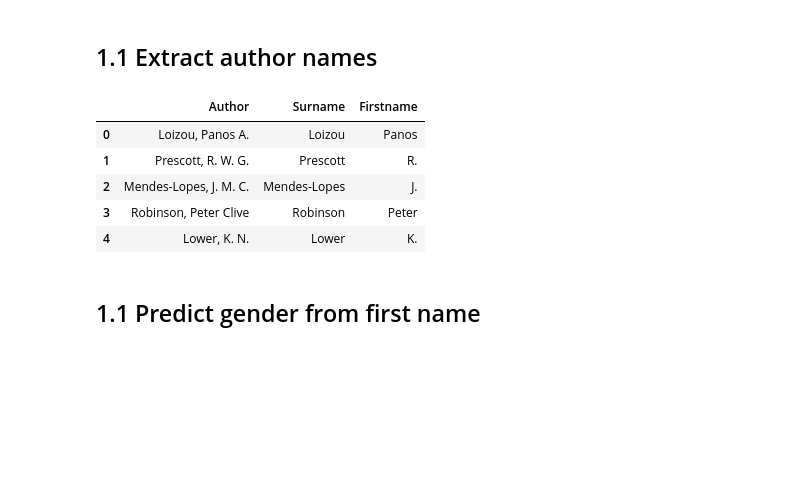
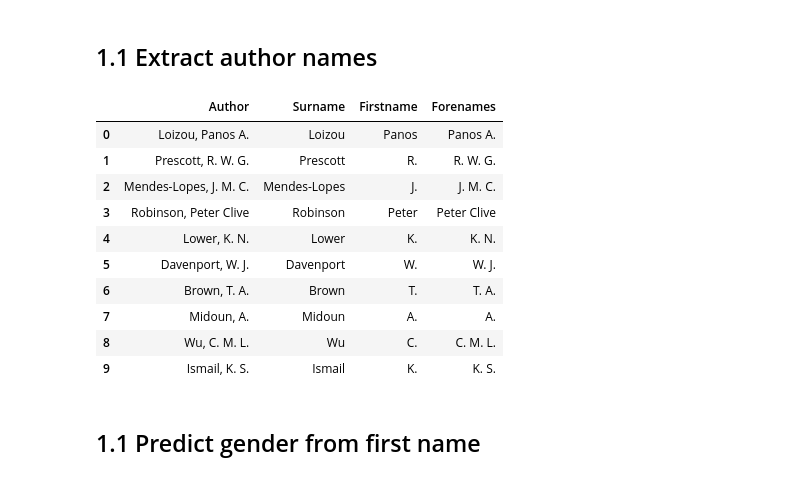
Before and after one commit to KatrionaGoldmann/TuringDataStories, a Jupyter notebook: stories/2023-09-29-EThOS/notebooks/data_exploration_kg.ipynb, the cells around one changed output. Drawn from its saved outputs; the diff is of its cells as text; code cells hidden in the pictures; blank space fills up the shorter version.

```diff
--- a/stories/2023-09-29-EThOS/notebooks/data_exploration_kg.ipynb
+++ b/stories/2023-09-29-EThOS/notebooks/data_exploration_kg.ipynb
@@ -91,7 +91,10 @@ def remove_na(df: pd.DataFrame, save: bool = True,
         df.to_csv(f"cleaned_{filename}")
     return
 # %%
-datafile = "EThOS_CSV_202210.csv"
+datafile = "EThOS_CSV_202304.csv"
 
-print('Data/' + datafile)
+print('../Data/' + datafile)
+
+import os
+os.getcwd()
 # %% [output]
@@ -99,14 +103,12 @@ Data/EThOS_CSV_202210.csv
 # %%
-datafile = "EThOS_CSV_202210.csv"
-
 # Check if file not already downloaded
-if not os.path.isfile('Data/' + datafile):
+if not os.path.isfile('../Data/' + datafile):
     # Download and/or unzip the data file from the EThOS website.
     # We need a couple more imports for this.
     import zipfile
 
     datazip = re.sub("csv", "zip", datafile)
-    if not os.path.isfile('Data/' + datazip):
+    if not os.path.isfile('../Data/' + datazip):
         import requests
 
         dataurl = "https://bl.iro.bl.uk/downloads/6c6aab6d-a8e1-4ed7-85e2-7963d2569f80?locale=en"
@@ -115,12 +117,12 @@ if not os.path.isfile('Data/' + datafile):
                 "User-agent": "Mozilla/5.0 (X11; Linux i686; rv:64.0) Gecko/20100101 Firefox/64.0"
             }
             r = s.get(dataurl, headers=headers)
-            with open('Data/' + datazip, "wb") as f:
+            with open('../Data/' + datazip, "wb") as f:
                 f.write(r.content)
-    with zipfile.ZipFile('Data/' + datazip, "r") as z:
+    with zipfile.ZipFile('../Data/' + datazip, "r") as z:
         z.extractall(".")
 # %%
-df = pd.read_csv(f"Data/cleaned_{datafile}", encoding="ISO-8859-2")
+df = pd.read_csv(f"../Data/cleaned_{datafile}", encoding="ISO-8859-2")
 # %% [markdown]
 ## 0.2 Inspect the data
 # %% [markdown]
@@ -207,14 +184,19 @@ df['Surname'] = df.apply(lambda row : row['Author'].split(",")[0].strip(), axis
 df['Forenames'] = df.apply(lambda row : re.sub(".*,", "", str(row['Author'])), axis = 1)
 df['Firstname'] = df.apply(lambda row : row['Forenames'].strip().split(" ")[0].strip(), axis = 1)
 # %%
-df[['Author', 'Surname', 'Firstname']].head()
+df[['Author', 'Surname', 'Firstname', 'Forenames']].head(10)
 # %% [output]
-|  | Author | Surname | Firstname |
-| 0 | Loizou, Panos A. | Loizou | Panos |
-| 1 | Prescott, R. W. G. | Prescott | R. |
-| 2 | Mendes-Lopes, J. M. C. | Mendes-Lopes | J. |
-| 3 | Robinson, Peter Clive | Robinson | Peter |
-| 4 | Lower, K. N. | Lower | K. |
+|  | Author | Surname | Firstname | Forenames |
+| 0 | Loizou, Panos A. | Loizou | Panos | Panos A. |
+| 1 | Prescott, R. W. G. | Prescott | R. | R. W. G. |
+| 2 | Mendes-Lopes, J. M. C. | Mendes-Lopes | J. | J. M. C. |
+| 3 | Robinson, Peter Clive | Robinson | Peter | Peter Clive |
+| 4 | Lower, K. N. | Lower | K. | K. N. |
+| 5 | Davenport, W. J. | Davenport | W. | W. J. |
+| 6 | Brown, T. A. | Brown | T. | T. A. |
+| 7 | Midoun, A. | Midoun | A. | A. |
+| 8 | Wu, C. M. L. | Wu | C. | C. M. L. |
+| 9 | Ismail, K. S. | Ismail | K. | K. S. |
 # %% [markdown]
 ## 1.1 Predict gender from first name
 # %% [markdown]
```
Also changed, not shown: parts of 52 cells of this notebook.
